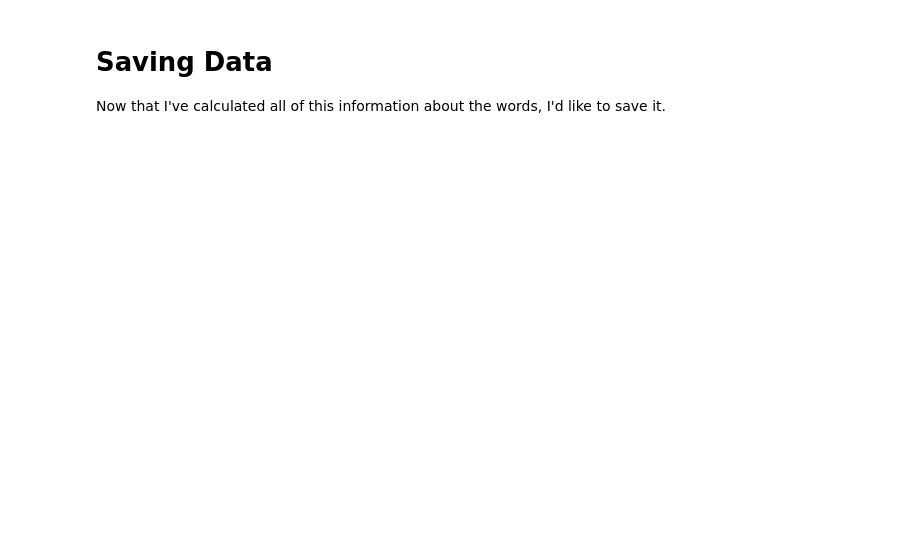
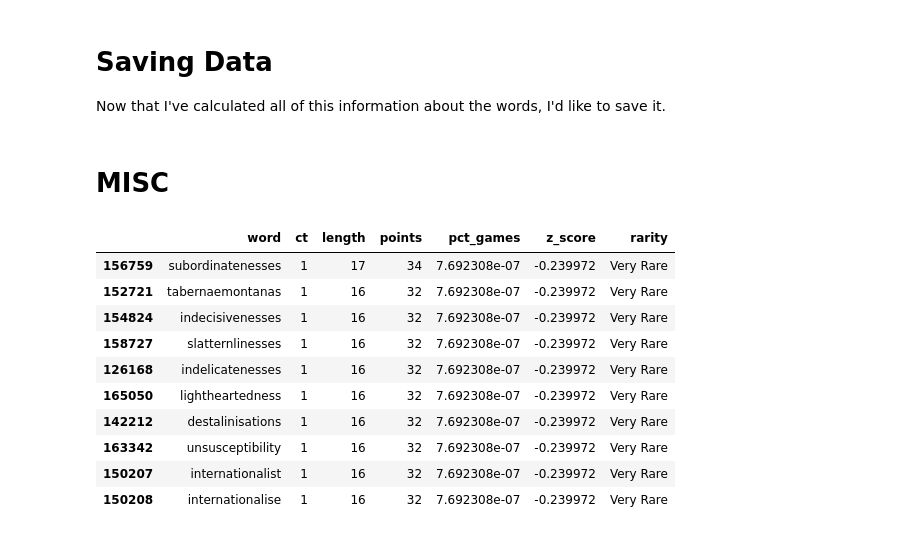
Before and after one commit to trevbook/boggle-vision, a Jupyter notebook: boggle-vision-prototyping/notebooks/13. Calculating Board Stats.ipynb, the cells around one changed output. Drawn from its saved outputs; the diff is of its cells as text; code cells hidden in the pictures; blank space fills up the shorter version.

```diff
--- a/boggle-vision-prototyping/notebooks/13. Calculating Board Stats.ipynb
+++ b/boggle-vision-prototyping/notebooks/13. Calculating Board Stats.ipynb
@@ -122,3 +122,19 @@ with open("data/word_rarity.json", "w") as f:
 
 with open("../boggle-vision-app/boggle-vision-api/data/word_rarity.json", "w") as f:
     json.dump({"rarity_dict": rarity_dict, "total_games": total_games}, f, indent=2)
+# %% [markdown]
+# MISC
+# %%
+simulation_df.sort_values("length", ascending=False).head(10)
+# %% [output]
+|  | word | ct | length | points | pct_games | z_score | rarity |
+| 156759 | subordinatenesses | 1 | 17 | 34 | 7.692308e-07 | -0.239972 | Very Rare |
+| 152721 | tabernaemontanas | 1 | 16 | 32 | 7.692308e-07 | -0.239972 | Very Rare |
+| 154824 | indecisivenesses | 1 | 16 | 32 | 7.692308e-07 | -0.239972 | Very Rare |
+| 158727 | slatternlinesses | 1 | 16 | 32 | 7.692308e-07 | -0.239972 | Very Rare |
+| 126168 | indelicatenesses | 1 | 16 | 32 | 7.692308e-07 | -0.239972 | Very Rare |
+| 165050 | lightheartedness | 1 | 16 | 32 | 7.692308e-07 | -0.239972 | Very Rare |
+| 142212 | destalinisations | 1 | 16 | 32 | 7.692308e-07 | -0.239972 | Very Rare |
+| 163342 | unsusceptibility | 1 | 16 | 32 | 7.692308e-07 | -0.239972 | Very Rare |
+| 150207 | internationalist | 1 | 16 | 32 | 7.692308e-07 | -0.239972 | Very Rare |
+| 150208 | internationalise | 1 | 16 | 32 | 7.692308e-07 | -0.239972 | Very Rare |
```
Also changed, not shown: parts of 1 cell of this notebook, 7 other files.
